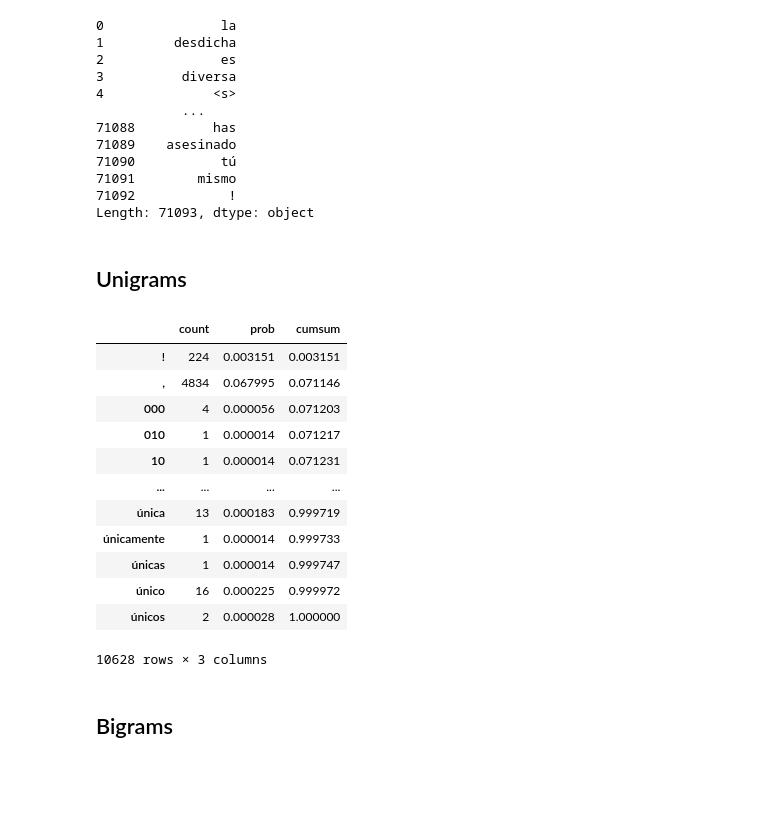
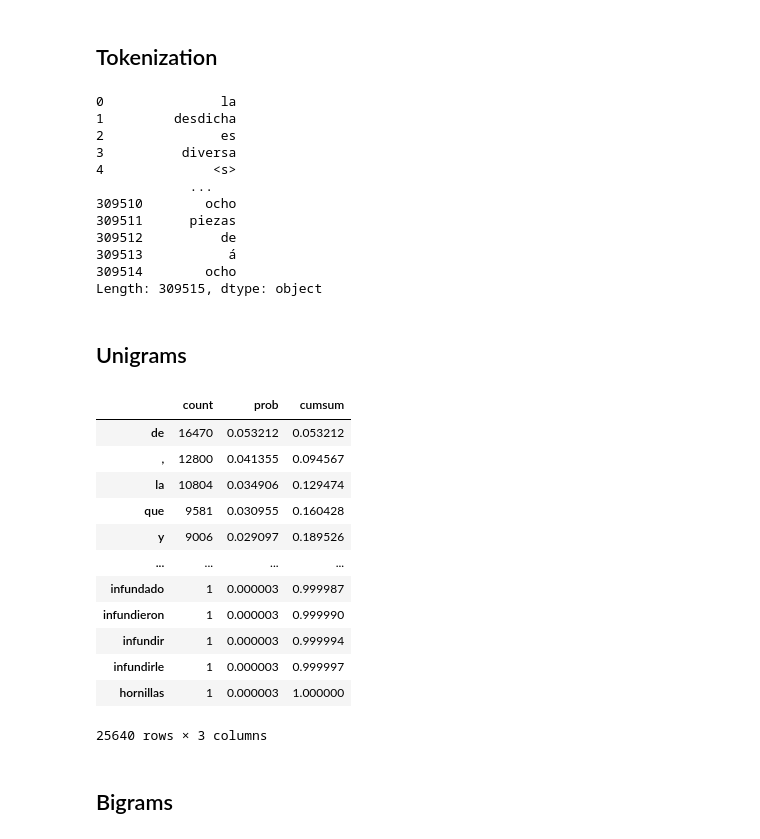
Before and after one commit to juan19932carlos/Notebooks, a Jupyter notebook: NLP/Talleres/Taller 2.ipynb, the cells around one changed output. Saved outputs shown, nothing was run; the diff lists cells and outputs as text; code cells hidden in the pictures; blank space fills up the shorter version.

```diff
--- a/NLP/Talleres/Taller 2.ipynb
+++ b/NLP/Talleres/Taller 2.ipynb
@@ -9,5 +8,5 @@ import numpy as np
 # %%
-files = [
+training_files = [
     '../files/allan_poe/berenice.txt',
     '../files/allan_poe/decenso_al_maelstron.txt',
     '../files/allan_poe/el_barril_de_amontillado.txt',
@@ -21,20 +20,13 @@ files = [
     '../files/allan_poe/la_esfinje.txt',
     '../files/allan_poe/la_máscara_de_la_muerte_roja.txt',
     '../files/allan_poe/lady_ligeia.txt',
+
+    '../Files/cien_soledad.txt',
+    '../Files/el_principito.txt',
+    '../Files/la_isla_del_tesoro.txt',
+]
+testing_files = [
     '../files/allan_poe/metzengerstein.txt',
     '../files/allan_poe/morerlla.txt',
     '../files/allan_poe/william_wilson.txt',
-
-    # '../Files/cien_soledad.txt',
-    # '../Files/el_principito.txt',
-    # '../Files/la_isla_del_tesoro.txt',
 ]
-texts = []
-for file_name in files:
-    file = open(file_name, 'r')
-    texts += [file.read()]
-    file.close()
-
-texts = pd.Series(texts, index=files)
-text = ''.join(texts)
-texts
@@ -58,0 +33,11 @@ dtype: object
+# %%
+# Create training corpus
+texts = []
+for file_name in training_files:
+    file = open(file_name, 'r')
+    texts += [file.read()]
+    file.close()
+texts = pd.Series(texts, index=training_files)
+training_text = ''.join(texts)
+
+texts
@@ -59,9 +77,12 @@ dtype: object
+# %% [markdown]
+## Tokenization
 # %%
-text = text.lower()
+text = training_text.lower()
 text = re.sub(r'[-)(\s«»"]+', ' ', text) # Ignored characters
-text = re.sub(r'\.\s*', '<s>', text) # Replace end of sentences
+text = re.sub(r'\.+\s*', '<s>', text) # Replace end of sentences
+text = re.sub(r'\d+', '<n>', text) # Unify numbers
 
-tokens = re.finditer(r'[\wáéíóúñ]+|<s>|[,¿?!¡;:]', text)
+tokens = re.finditer(r'[\wáéíóúñ]+|<[sn]>|[,¿?!¡;:]', text)
 tokens = pd.Series([m.group(0) for m in tokens])
 
 tokens
@@ -71,38 +92,39 @@ tokens
 2               es
 3          diversa
 4              <s>
-           ...
-71088          has
-71089    asesinado
-71090           tú
-71091        mismo
-71092            !
-Length: 71093, dtype: object
+            ...
+309510        ocho
+309511      piezas
+309512          de
+309513           á
+309514        ocho
+Length: 309515, dtype: object
 # %% [markdown]
 #
 ## Unigrams
 # %%
 unigrams, counts = np.unique(tokens, return_counts=True)
 unigrams = pd.DataFrame(counts, index=unigrams, columns=['count'])
+unigrams = unigrams.sort_values(by='count', ascending=False)
 
 unigrams['prob'] = unigrams['count'] / unigrams['count'].sum()
 unigrams['cumsum'] = unigrams['prob'].cumsum()
 
 unigrams
 # %% [output]
 |  | count | prob | cumsum |
-| ! | 224 | 0.003151 | 0.003151 |
-| , | 4834 | 0.067995 | 0.071146 |
-| 000 | 4 | 0.000056 | 0.071203 |
-| 010 | 1 | 0.000014 | 0.071217 |
-| 10 | 1 | 0.000014 | 0.071231 |
+| de | 16470 | 0.053212 | 0.053212 |
+| , | 12800 | 0.041355 | 0.094567 |
+| la | 10804 | 0.034906 | 0.129474 |
+| que | 9581 | 0.030955 | 0.160428 |
+| y | 9006 | 0.029097 | 0.189526 |
 | ... | ... | ... | ... |
-| única | 13 | 0.000183 | 0.999719 |
-| únicamente | 1 | 0.000014 | 0.999733 |
-| únicas | 1 | 0.000014 | 0.999747 |
-| único | 16 | 0.000225 | 0.999972 |
-| únicos | 2 | 0.000028 | 1.000000 |
+| infundado | 1 | 0.000003 | 0.999987 |
+| infundieron | 1 | 0.000003 | 0.999990 |
+| infundir | 1 | 0.000003 | 0.999994 |
+| infundirle | 1 | 0.000003 | 0.999997 |
+| hornillas | 1 | 0.000003 | 1.000000 |
-10628 rows × 3 columns
+25640 rows × 3 columns
 # %% [markdown]
 ## Bigrams
 # %%
```
Also changed, not shown: parts of 25 cells of this notebook, 1 other file.
